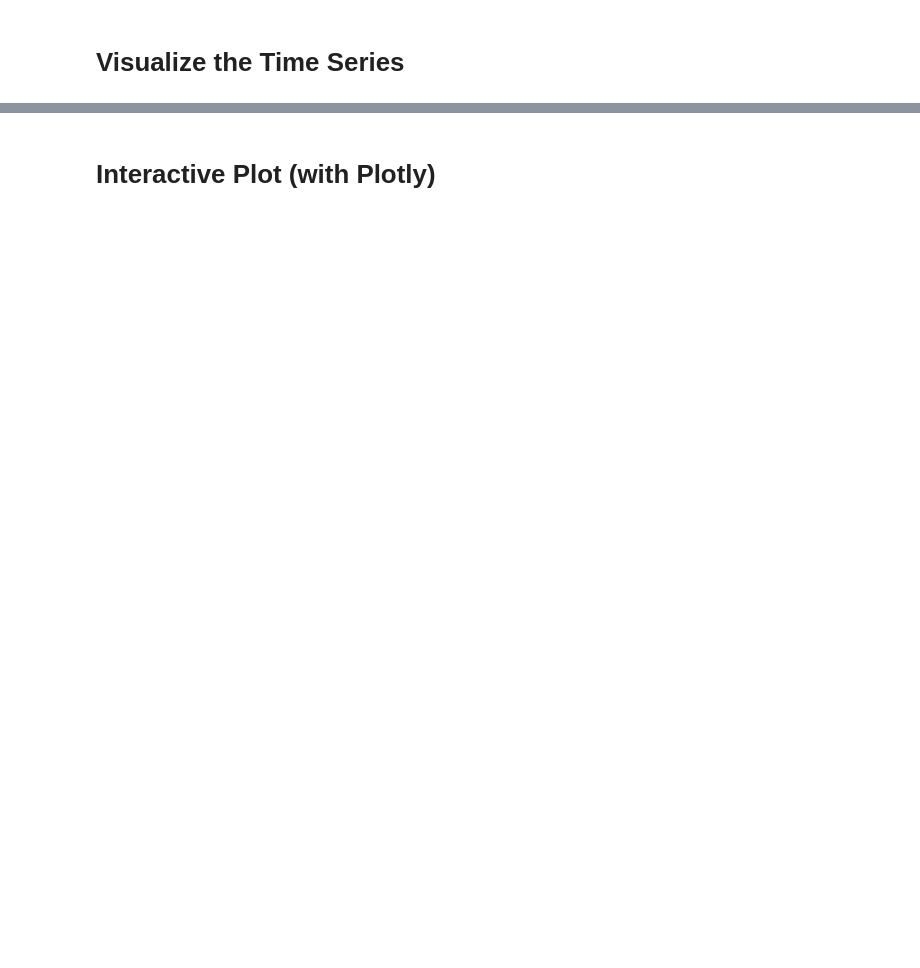
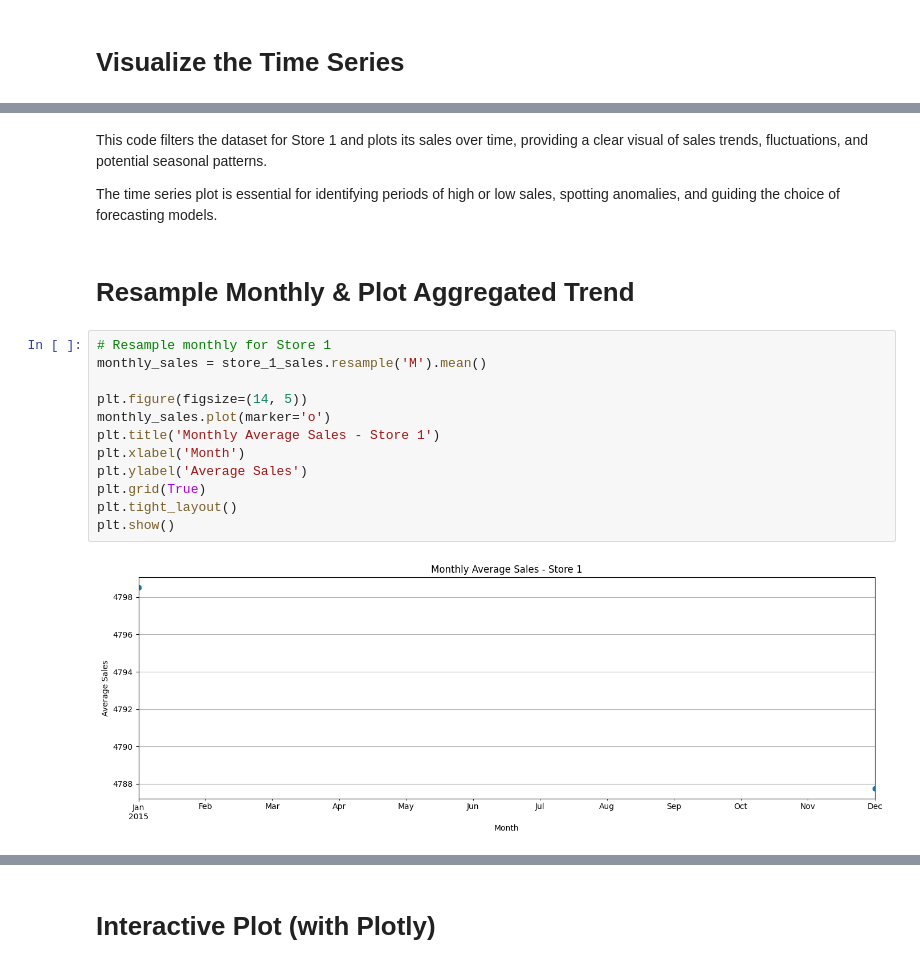
Before and after one commit to Mahak0602/Nexthikes-Project-6, a Jupyter notebook: Nexthikes_p_6_Notebook_3.ipynb, the cells around one changed output, grey strips where cells are left out. Saved outputs shown, nothing was run; the diff lists cells and outputs as text; blank space fills up the shorter version.

```diff
--- a/Nexthikes_p_6_Notebook_3.ipynb
+++ b/Nexthikes_p_6_Notebook_3.ipynb
@@ -111,0 +74,20 @@ However, there's considerable variance, indicating other factors also influence
+# %% [markdown]
+This code filters the dataset for Store 1 and plots its sales over time, providing a clear visual of sales trends, fluctuations, and potential seasonal patterns.
+
+The time series plot is essential for identifying periods of high or low sales, spotting anomalies, and guiding the choice of forecasting models.
+# %% [markdown]
+# Resample Monthly & Plot Aggregated Trend
+# %%
+# Resample monthly for Store 1
+monthly_sales = store_1_sales.resample('M').mean()
+
+plt.figure(figsize=(14, 5))
+monthly_sales.plot(marker='o')
+plt.title('Monthly Average Sales - Store 1')
+plt.xlabel('Month')
+plt.ylabel('Average Sales')
+plt.grid(True)
+plt.tight_layout()
+plt.show()
+# %% [output]
+[figure, added]
```
Also changed, not shown: parts of 73 cells of this notebook.
